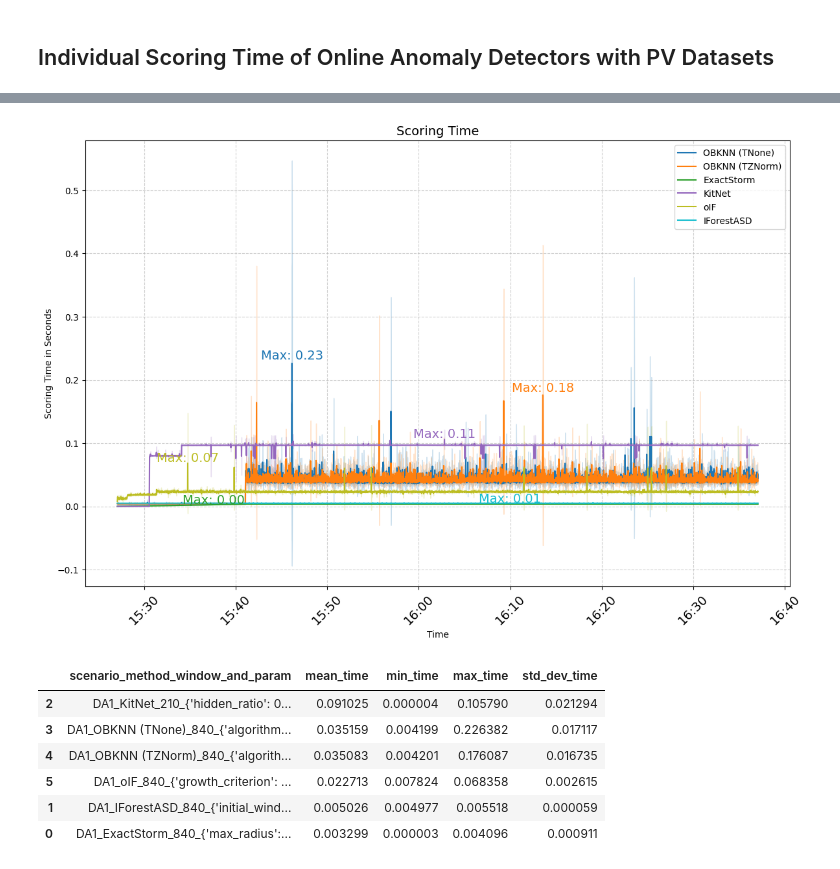
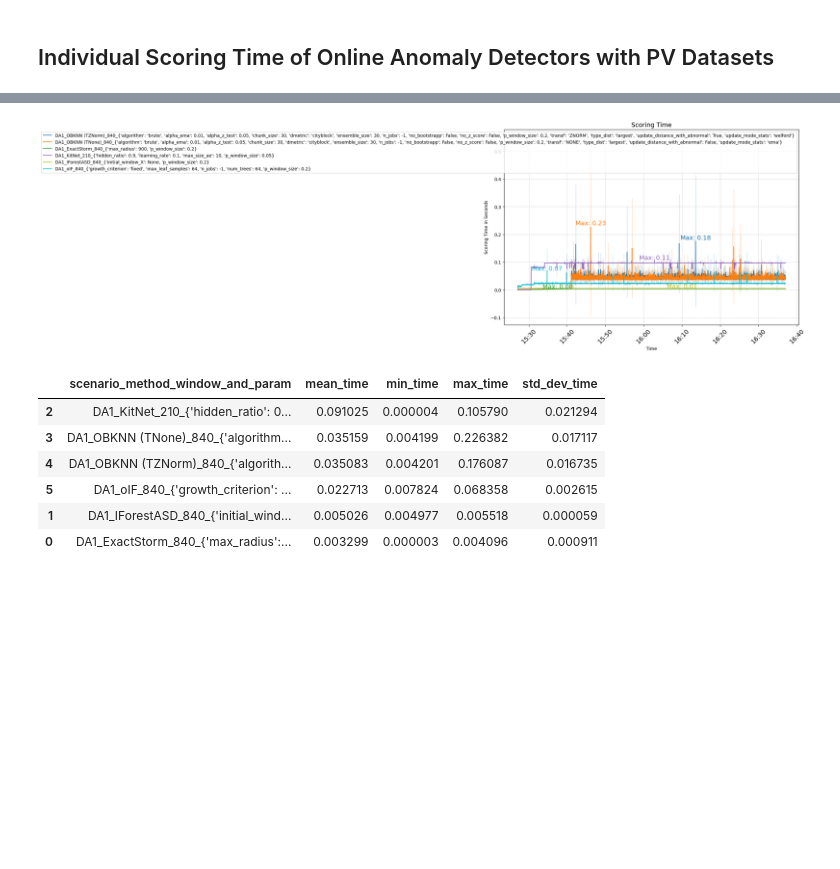
Before and after one commit to nirojasva/spectral-benchmark-bv4, a Jupyter notebook: notebooks/2_DA_Individual_Score_PV_Sources.ipynb, the cells around one changed output, grey strips where cells are left out. Drawn from its saved outputs; the diff is of its cells as text; code cells hidden in the pictures; blank space fills up the shorter version.

```diff
--- a/notebooks/2_DA_Individual_Score_PV_Sources.ipynb
+++ b/notebooks/2_DA_Individual_Score_PV_Sources.ipynb
@@ -365,9 +369,6 @@ Plotting method: DA1_IForestASD_840_{'initial_window_X': None, 'p_window_size':
 # %%
 
 for m, color in zip(tecnique, color_list):
-    save_name = m.split('_')[1] if '_' in m else m
-    color = color_map.get(save_name)
-
     # Plot ROC Curve
     plt.figure(figsize=(12, 5))
     f_method_data = final_df[final_df[acol] == m]
@@ -378,8 +379,7 @@ for m, color in zip(tecnique, color_list):
         # Filter data for the current method and iteration
         method_data = f_method_data[f_method_data['iteration'] == i]
 
-        #N = len(method_data) - int(method_data['window_size'].iloc[0])
-        N = len(method_data) - 1000
+        N = len(method_data) - int(method_data['window_size'].iloc[0])
         # Apply the filter
         method_data = method_data.tail(N)
 
@@ -404,7 +404,7 @@ for m, color in zip(tecnique, color_list):
         plt.plot([0, 1], [0, 1], color='gray', linestyle='--')
         plt.xlabel('False Positive Rate', fontsize=FONTSIZE_SEC)
         plt.ylabel('True Positive Rate', fontsize=FONTSIZE_SEC)
-        plt.title(f'ROC Curve for {save_name}', fontsize=FONTSIZE_SEC)
+        plt.title(f'ROC Curve for {m}', fontsize=FONTSIZE_SEC)
         plt.legend(loc='lower right', fontsize=FONTSIZE_MAIN)
 
         # Plot Precision-Recall Curve
@@ -414,7 +414,7 @@ for m, color in zip(tecnique, color_list):
 
         plt.xlabel('Recall', fontsize=FONTSIZE_SEC)
         plt.ylabel('Precision', fontsize=FONTSIZE_SEC)
-        plt.title(f'Precision-Recall Curve for {save_name}', fontsize=FONTSIZE_SEC)
+        plt.title(f'Precision-Recall Curve for {m}', fontsize=FONTSIZE_SEC)
         plt.legend(loc='lower left', fontsize=FONTSIZE_MAIN)
 
         plt.tight_layout()
@@ -458,8 +458,6 @@ grouped_data = final_df.groupby([acol, 'timestamp']).agg(
 
 # Loop through methods and plot the accumulated values with shaded area
 for m, color in zip(tecnique, color_list):
-    save_name = m.split('_')[1] if '_' in m else m
-    color = color_map.get(save_name)
 
     method_data = grouped_data[grouped_data[acol] == m]
 
@@ -470,7 +468,7 @@ for m, color in zip(tecnique, color_list):
     plt.plot(
         range(len(method_data['timestamp'])),  # Use the index as x-axis
         cumulative_training_time,
-        label=f'{save_name}',
+        label=f'{m}',
         color=color
     )
 
@@ -532,8 +530,7 @@ grouped_data = final_df.groupby([acol, 'timestamp']).agg(
 
 
 for m, color in zip(tecnique, color_list):
-    save_name = m.split('_')[1] if '_' in m else m
-    color = color_map.get(save_name)
+
     method_data = grouped_data[grouped_data[acol] == m]
 
 
@@ -543,7 +540,7 @@ for m, color in zip(tecnique, color_list):
     plt.plot(
         method_data['timestamp'],
         training_time,
-        label=f'{save_name}',
+        label=f'{m}',
         color=color
     )
 
@@ -631,8 +628,6 @@ grouped_data = final_df.groupby([acol, 'timestamp']).agg(
 
 # Loop through methods and plot the accumulated values with shaded area
 for m, color in zip(tecnique, color_list):
-    save_name = m.split('_')[1] if '_' in m else m
-    color = color_map.get(save_name)
 
     method_data = grouped_data[grouped_data[acol] == m]
 
@@ -643,7 +638,7 @@ for m, color in zip(tecnique, color_list):
     plt.plot(
         range(len(method_data['timestamp'])),  # Use the index as x-axis
         cumulative_training_time,
-        label=f'{save_name}',
+        label=f'{m}',
         color=color
     )
 
@@ -704,8 +699,6 @@ grouped_data = final_df.groupby([acol, 'timestamp']).agg(
 
 
 for m, color in zip(tecnique, color_list):
-    save_name = m.split('_')[1] if '_' in m else m
-    color = color_map.get(save_name)
 
     method_data = grouped_data[grouped_data[acol] == m]
 
@@ -714,7 +707,7 @@ for m, color in zip(tecnique, color_list):
     plt.plot(
         method_data['timestamp'],
         scoring_time,
-        label=f'{save_name}',
+        label=f'{m}',
         color=color
     )
 
@@ -732,34 +725,34 @@ for m, color in zip(tecnique, color_list):
     max_idx = scoring_time.idxmax()
     max_timestamp = method_data.loc[max_idx, 'timestamp']  # Ensuring correct index
 
     # Format the max value properly
     formatted_max_time = f"{max_time:,.2f}"  # Adds commas and rounds to 2 decimals
 
     # Annotate the max value
     plt.annotate(
         f'Max: {formatted_max_time}',
         xy=(max_timestamp, max_time),
         xytext=(max_timestamp, max_time * 1.03),  # Adjusted for better visibility
         #arrowprops=dict(facecolor=color, arrowstyle='->'),
         fontsize=FONTSIZE_MAIN,
         color=color,
         ha='center'
     )
 # Format the x-axis to show only the hours
 plt.gca().xaxis.set_major_formatter(mdates.DateFormatter('%H:%M'))
 # Adding labels and title
 plt.xlabel('Time')
 plt.ylabel('Scoring Time in Seconds')
 plt.legend(loc='best')  # Place legend dynamically
 plt.xticks(rotation=45, fontsize=FONTSIZE_MAIN)
 plt.grid(True, linestyle='--', alpha=0.6)  # Improve grid visibility
 plt.tight_layout()
 plt.title("Scoring Time", fontsize=FONTSIZE_MAIN)
 #plt.savefig(f"/home/nicolas/spectral_anomaly_detector/notebooks/img_training_and_scoring_time/{SCENARIO}_scoring_time.png", format="png")
 # Display the plot
 plt.show()
 # %% [output]
-[figure, old version]
+[figure, new version]
 # %%
 # Group by method and compute scoring time statistics
 scoring_time_stats = final_df.groupby([acol, 'timestamp'])['scoring_time'].agg(
```
Also changed, not shown: parts of 25 cells of this notebook, 14 other files.
